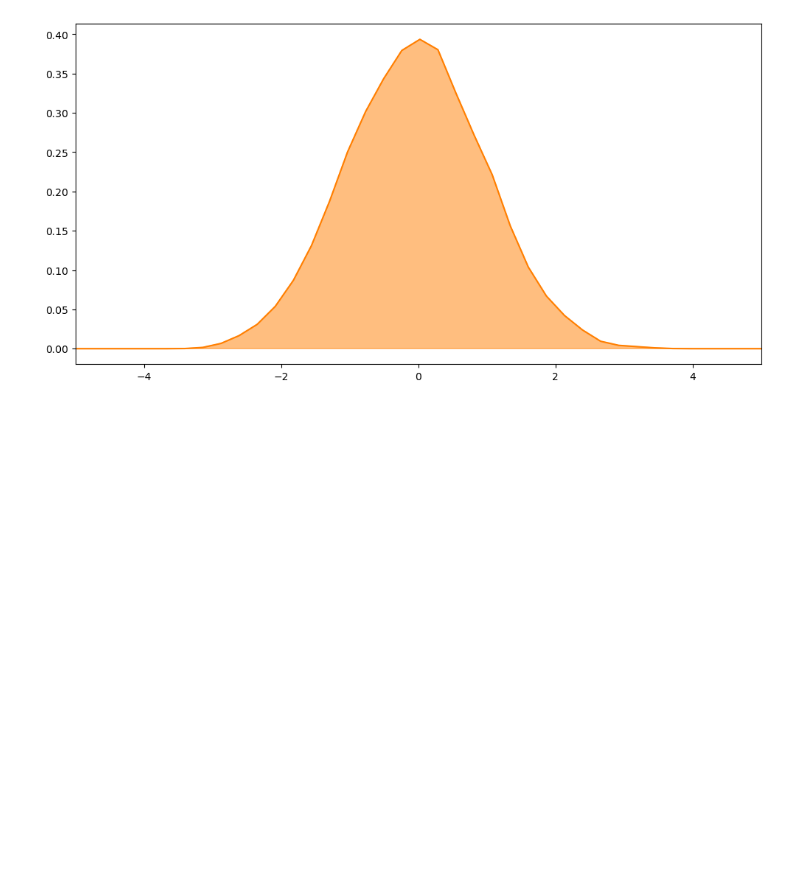
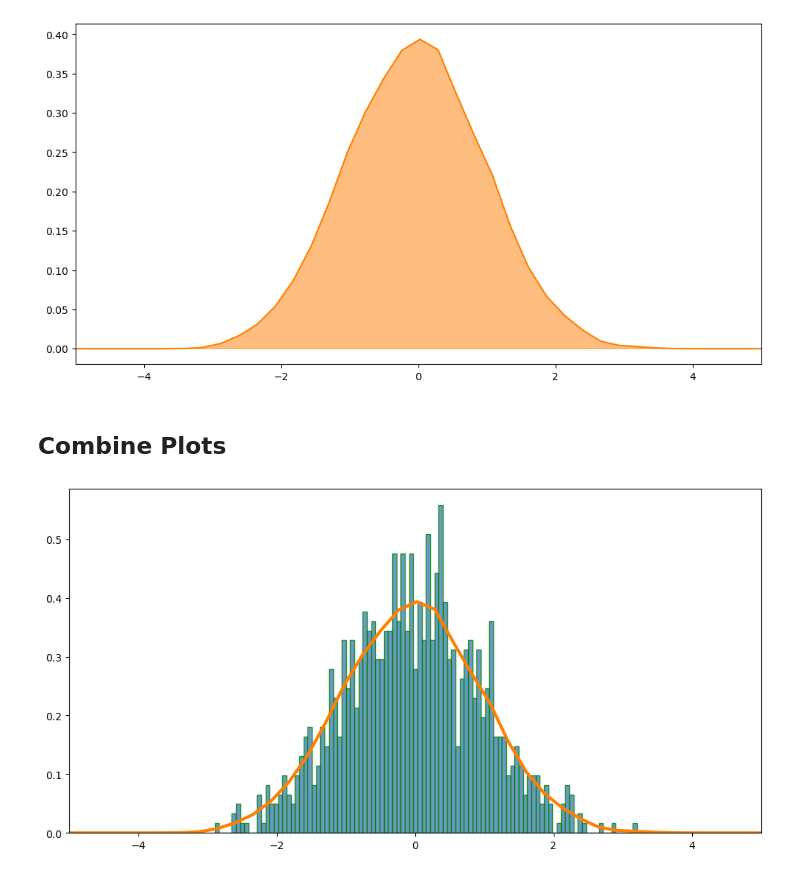
Before and after one commit to muhammadhananbaloch/Data-Analysis, a Jupyter notebook: data-cleaning-practice/Visualizations.ipynb, the cells around one changed output. Drawn from its saved outputs; the diff is of its cells as text; code cells hidden in the pictures; blank space fills up the shorter version.

Commit message:
Combine different plots.

```diff
--- a/data-cleaning-practice/Visualizations.ipynb
+++ b/data-cleaning-practice/Visualizations.ipynb
@@ -231,3 +231,19 @@ plt.xlim(xmin=-5, xmax=5)
 plt.show()
 # %% [output]
 [figure]
+# %% [markdown]
+## Combine Plots
+# %%
+plt.subplots(figsize=(12, 6))
+
+plt.hist(values, bins=100, alpha=0.8, density=1,
+          histtype='bar', color='steelblue',
+          edgecolor='green')
+
+plt.plot(values2, density(values2), color='#FF7F00', linewidth=3.0)
+
+plt.xlim(xmin=-5, xmax=5)
+
+plt.show()
+# %% [output]
+[figure, added]
```
